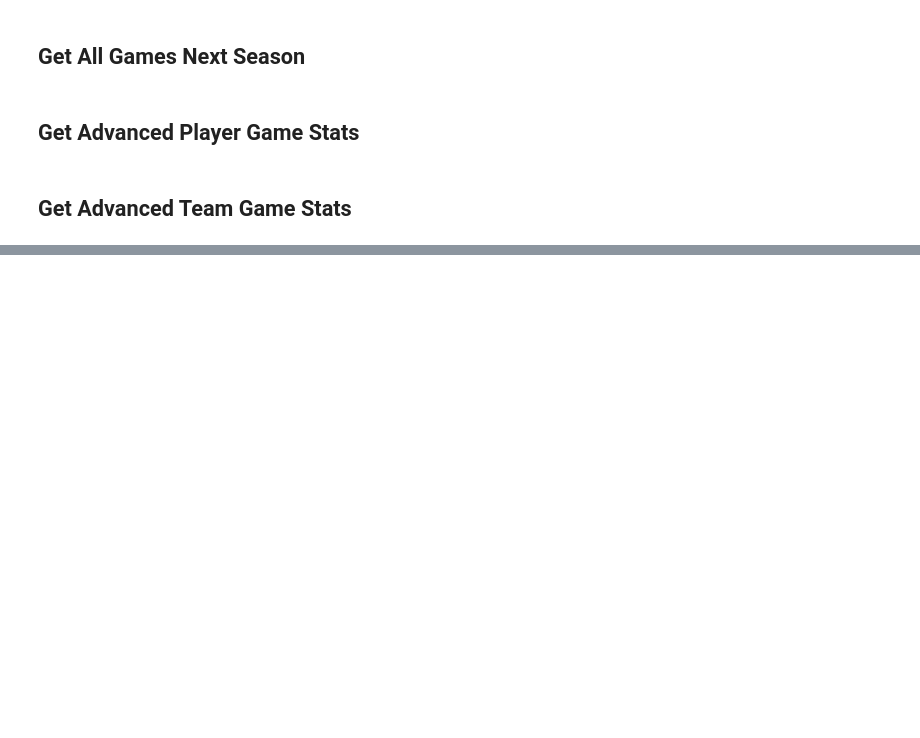
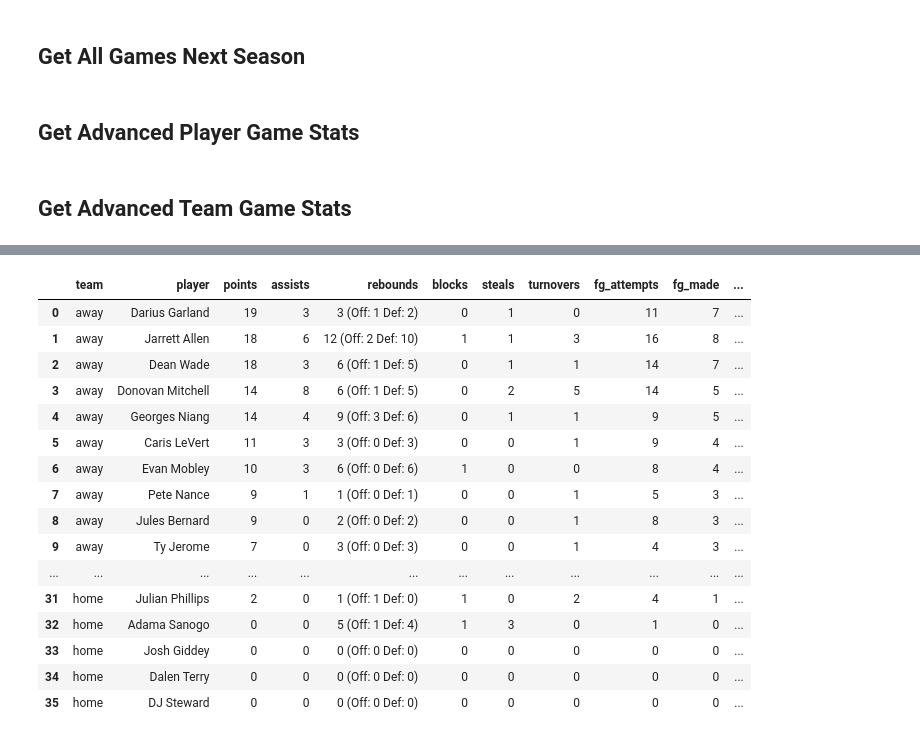
Before and after one commit to DataNerd2021/real-time-nba-stats-app, a Jupyter notebook: API Exploration.ipynb, the cells around one changed output, grey strips where cells are left out. Saved outputs shown, nothing was run; the diff lists cells and outputs as text; code cells hidden in the pictures; blank space fills up the shorter version.

Commit message:
add sample boxscore stats and sample queries to notebook

```diff
--- a/API Exploration.ipynb
+++ b/API Exploration.ipynb
@@ -275,0 +318,51 @@ df.iloc[:,48:53]
+# %%
+duckdb.sql("""
+           WITH unnested_outer_arrays AS (
+           SELECT UNNEST(home_players) AS home_players, UNNEST(away_players) AS away_players
+           FROM read_json("Game Statistics/0012400070_2024-10-19.jsonl", auto_detect = True)),
+
+           inner_arrays AS (
+           SELECT
+               home_players.name AS player1,
+               away_players.name AS player2,
+               home_players.statistics AS home_player_stats,
+               away_players.statistics AS away_players_stats
+           FROM unnested_outer_arrays),
+
+           home_player_stats AS(
+           SELECT player1, home_player_stats.* EXCLUDE('twoPointersAttempted', 'twoPointersMade', 'twoPointersPercentage', 'minus', 'plus')
+           FROM inner_arrays),
+
+           away_player_stats AS(
+           SELECT player2, home_player_stats.* EXCLUDE('twoPointersAttempted', 'twoPointersMade', 'twoPointersPercentage', 'minus', 'plus')
+           FROM inner_arrays)
+
+           SELECT
+                'home' AS team, player1 AS player, points AS points, assists AS assists, reboundsTotal || ' (Off: ' || reboundsOffensive || ' Def: ' || reboundsDefensive || ')' AS rebounds, blocks, steals, turnovers, fieldGoalsAttempted AS fg_attempts, fieldGoalsMade AS fg_made, ROUND(fieldGoalsPercentage, 3) AS fg_percentage, freeThrowsAttempted AS ft_attempts, freeThrowsMade AS ft_made, ROUND(freeThrowsPercentage, 3) AS ft_percentage, threePointersAttempted AS "3pt_attempts", threePointersMade AS "3pt_made", threePointersPercentage AS "3pt_percentage", pointsInThePaint AS paint_points, pointsSecondChance AS second_chance_points
+           FROM home_player_stats
+           WHERE player IS NOT NULL
+           UNION
+           SELECT
+                'away' AS team, player2 AS player, points AS points, assists AS assists, reboundsTotal || ' (Off: ' || reboundsOffensive || ' Def: ' || reboundsDefensive || ')' AS rebounds, blocks, steals, turnovers, fieldGoalsAttempted AS fg_attempts, fieldGoalsMade AS fg_made, ROUND(fieldGoalsPercentage, 3) AS fg_percentage, freeThrowsAttempted AS ft_attempts, freeThrowsMade AS ft_made, ROUND(freeThrowsPercentage, 3) AS ft_percentage, threePointersAttempted AS "3pt_attempts", threePointersMade AS "3pt_made", threePointersPercentage AS "3pt_percentage", pointsInThePaint AS paint_points, pointsSecondChance AS second_chance_points
+           FROM away_player_stats
+           WHERE player IS NOT NULL AND points IS NOT NULL
+           ORDER BY team, points DESC, assists DESC, rebounds DESC
+           """).to_df()
+# %% [output]
+|  | team | player | points | assists | rebounds | blocks | steals | turnovers | fg_attempts | fg_made | ... |
+| 0 | away | Darius Garland | 19 | 3 | 3 (Off: 1 Def: 2) | 0 | 1 | 0 | 11 | 7 | ... |
+| 1 | away | Jarrett Allen | 18 | 6 | 12 (Off: 2 Def: 10) | 1 | 1 | 3 | 16 | 8 | ... |
+| 2 | away | Dean Wade | 18 | 3 | 6 (Off: 1 Def: 5) | 0 | 1 | 1 | 14 | 7 | ... |
+| 3 | away | Donovan Mitchell | 14 | 8 | 6 (Off: 1 Def: 5) | 0 | 2 | 5 | 14 | 5 | ... |
+| 4 | away | Georges Niang | 14 | 4 | 9 (Off: 3 Def: 6) | 0 | 1 | 1 | 9 | 5 | ... |
+| 5 | away | Caris LeVert | 11 | 3 | 3 (Off: 0 Def: 3) | 0 | 0 | 1 | 9 | 4 | ... |
+| 6 | away | Evan Mobley | 10 | 3 | 6 (Off: 0 Def: 6) | 1 | 0 | 0 | 8 | 4 | ... |
+| 7 | away | Pete Nance | 9 | 1 | 1 (Off: 0 Def: 1) | 0 | 0 | 1 | 5 | 3 | ... |
+| 8 | away | Jules Bernard | 9 | 0 | 2 (Off: 0 Def: 2) | 0 | 0 | 1 | 8 | 3 | ... |
+| 9 | away | Ty Jerome | 7 | 0 | 3 (Off: 0 Def: 3) | 0 | 0 | 1 | 4 | 3 | ... |
+| ... | ... | ... | ... | ... | ... | ... | ... | ... | ... | ... | ... |
+| 31 | home | Julian Phillips | 2 | 0 | 1 (Off: 1 Def: 0) | 1 | 0 | 2 | 4 | 1 | ... |
+| 32 | home | Adama Sanogo | 0 | 0 | 5 (Off: 1 Def: 4) | 1 | 3 | 0 | 1 | 0 | ... |
+| 33 | home | Josh Giddey | 0 | 0 | 0 (Off: 0 Def: 0) | 0 | 0 | 0 | 0 | 0 | ... |
+| 34 | home | Dalen Terry | 0 | 0 | 0 (Off: 0 Def: 0) | 0 | 0 | 0 | 0 | 0 | ... |
+| 35 | home | DJ Steward | 0 | 0 | 0 (Off: 0 Def: 0) | 0 | 0 | 0 | 0 | 0 | ... |
```
Also changed, not shown: parts of 3 cells of this notebook, 8 other files.
